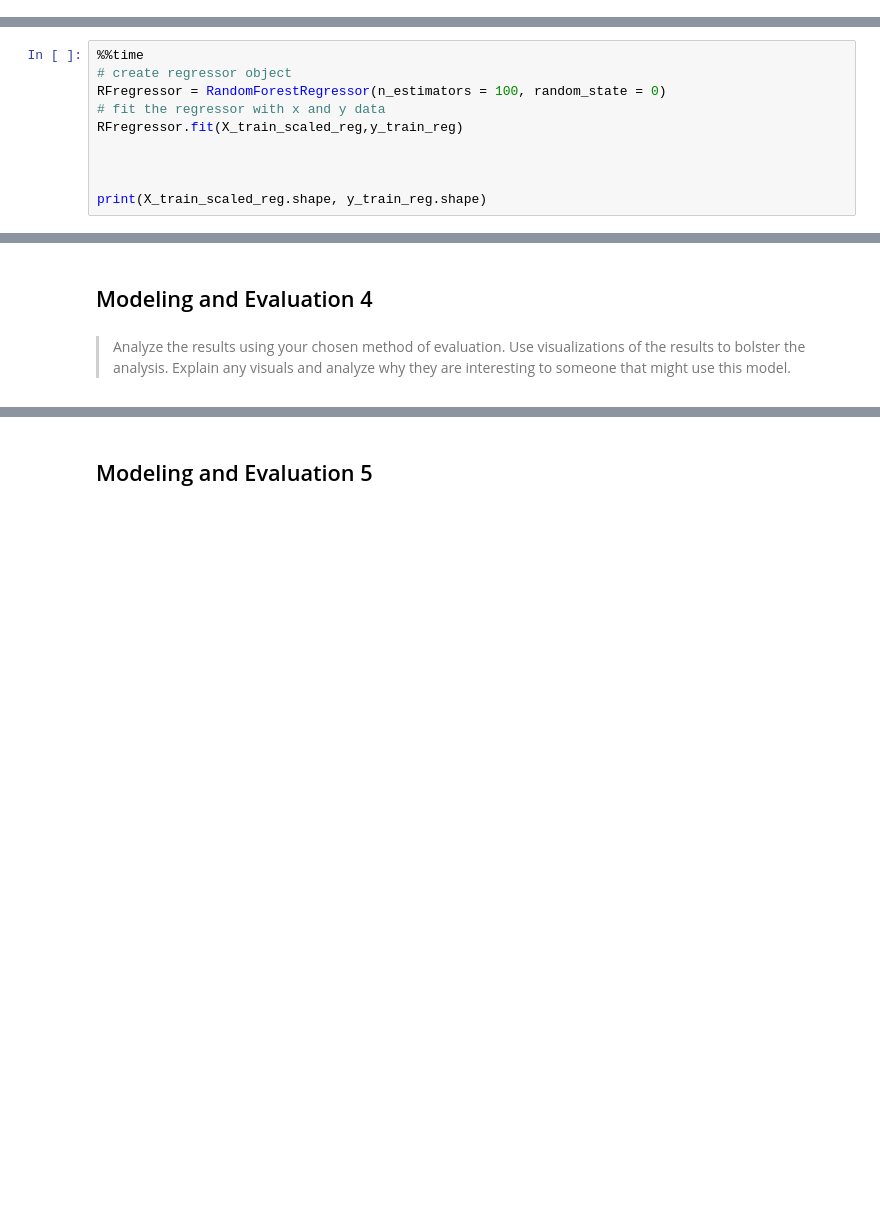
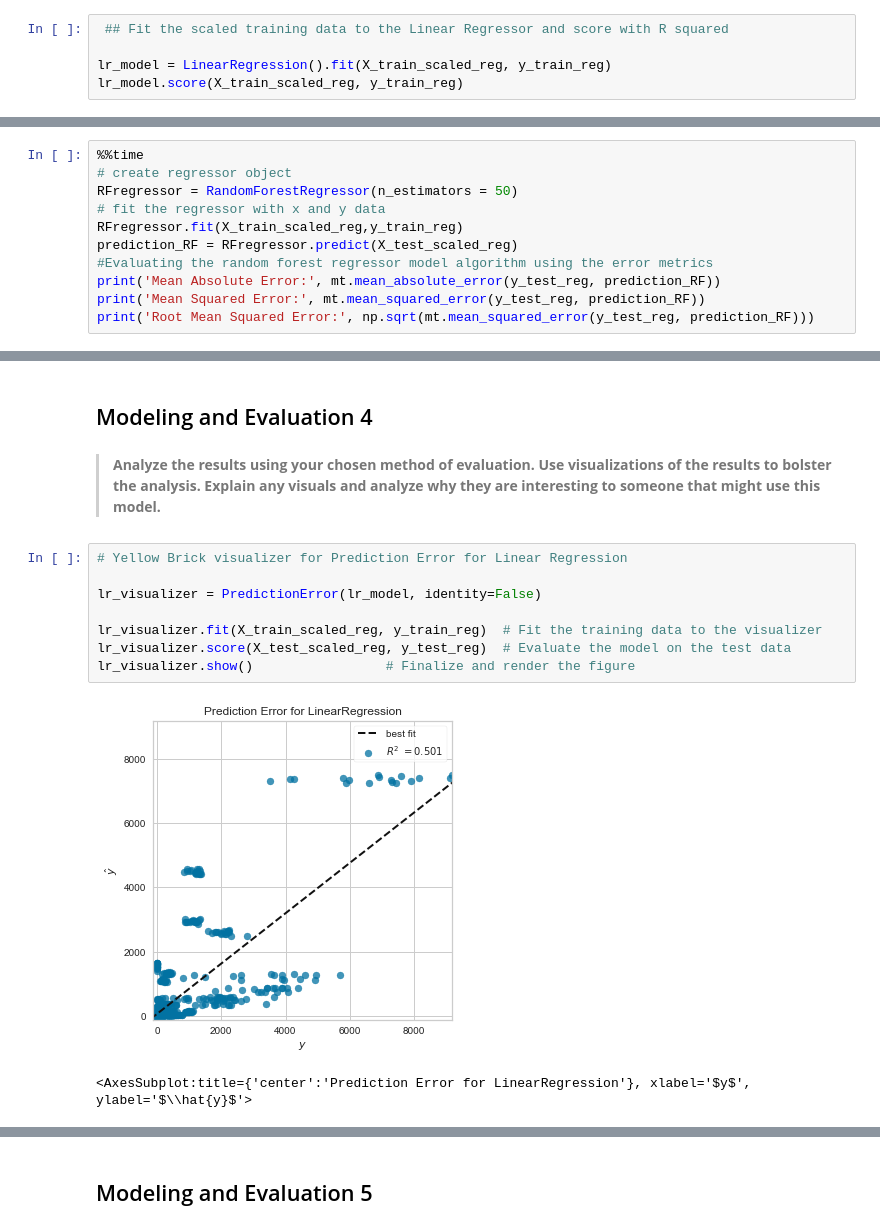
Before and after one commit to zharris1/Project-2, a Jupyter notebook: Project_2_Master.ipynb, the cells around one changed output, grey strips where cells are left out. Drawn from its saved outputs; the diff is of its cells as text; blank space fills up the shorter version.

```diff
--- a/Project_2_Master.ipynb
+++ b/Project_2_Master.ipynb
@@ -475,0 +433,5 @@ The Mean RMSE across all folds is 161422.92896228735
+# %%
+ ## Fit the scaled training data to the Linear Regressor and score with R squared
+
+lr_model = LinearRegression().fit(X_train_scaled_reg, y_train_reg)
+lr_model.score(X_train_scaled_reg, y_train_reg)
@@ -497,11 +540,12 @@ Wall time: 21.8 s
 # %%
 %%time
 # create regressor object
-RFregressor = RandomForestRegressor(n_estimators = 100, random_state = 0)
+RFregressor = RandomForestRegressor(n_estimators = 50)
 # fit the regressor with x and y data
 RFregressor.fit(X_train_scaled_reg,y_train_reg)
-
-
-
-print(X_train_scaled_reg.shape, y_train_reg.shape)
+prediction_RF = RFregressor.predict(X_test_scaled_reg)
+#Evaluating the random forest regressor model algorithm using the error metrics
+print('Mean Absolute Error:', mt.mean_absolute_error(y_test_reg, prediction_RF))
+print('Mean Squared Error:', mt.mean_squared_error(y_test_reg, prediction_RF))
+print('Root Mean Squared Error:', np.sqrt(mt.mean_squared_error(y_test_reg, prediction_RF)))
 # %% [output]
@@ -575,4 +597,15 @@ Wall time: 804 ms
 # %% [markdown]
  ## Modeling and Evaluation 4
 # %% [markdown]
-> Analyze the results using your chosen method of evaluation. Use visualizations of the results to bolster the analysis. Explain any visuals and analyze why they are interesting to someone that might use this model.
+> **Analyze the results using your chosen method of evaluation. Use visualizations of the results to bolster the analysis. Explain any visuals and analyze why they are interesting to someone that might use this model.**
+# %%
+# Yellow Brick visualizer for Prediction Error for Linear Regression
+
+lr_visualizer = PredictionError(lr_model, identity=False)
+
+lr_visualizer.fit(X_train_scaled_reg, y_train_reg)  # Fit the training data to the visualizer
+lr_visualizer.score(X_test_scaled_reg, y_test_reg)  # Evaluate the model on the test data
+lr_visualizer.show()                 # Finalize and render the figure
+# %% [output]
+[figure, added]
+<AxesSubplot:title={'center':'Prediction Error for LinearRegression'}, xlabel='$y$', ylabel='$\\hat{y}$'>
```
Also changed, not shown: parts of 32 cells of this notebook.
